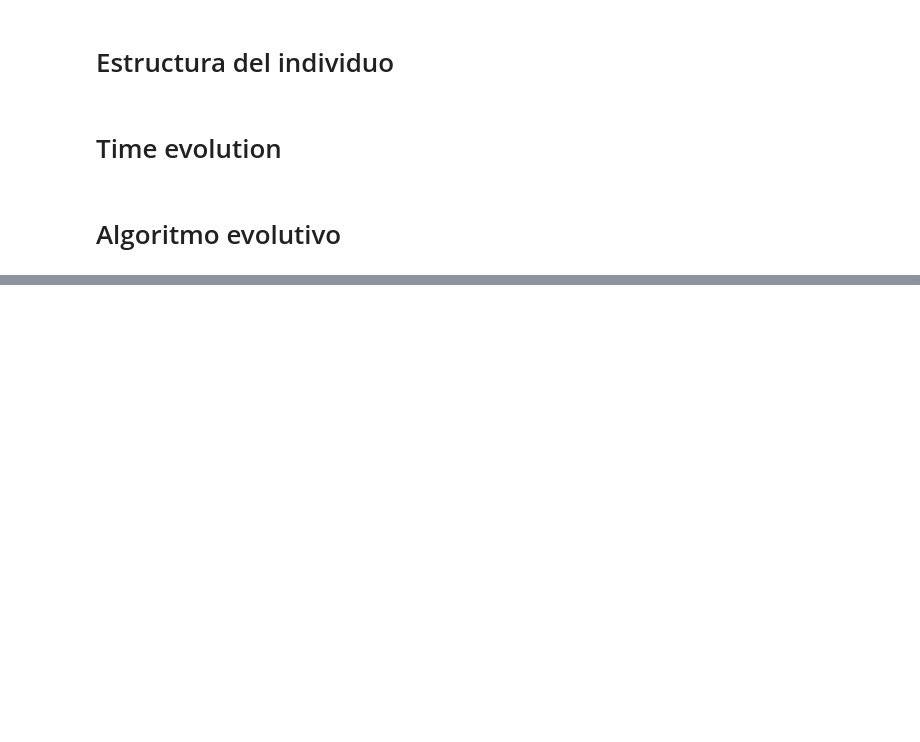
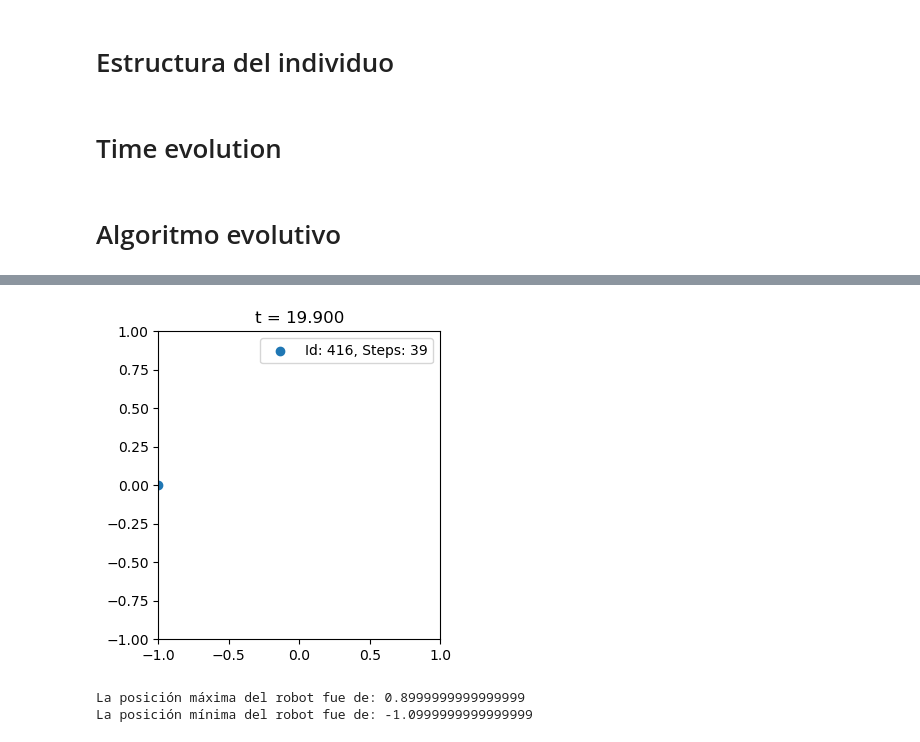
Before and after one commit to DANI2579/MetodosI_MateoRubio_DanielaLancheros, a Jupyter notebook: EvolutivoFinal.ipynb, the cells around one changed output, grey strips where cells are left out. Saved outputs shown, nothing was run; the diff lists cells and outputs as text; code cells hidden in the pictures; blank space fills up the shorter version.

```diff
--- a/EvolutivoFinal.ipynb
+++ b/EvolutivoFinal.ipynb
@@ -309,0 +324,31 @@ Robots[24].r
+# %%
+def ShowBestBot(p):
+    Position = []
+    t = np.arange(0.,20.,0.1)
+    for it in range(t.shape[0]):
+        fig = plt.figure(figsize=(8,4))
+        ax = fig.add_subplot(1,2,1)
+        ax.set_xlim(-1.,1.)
+        ax.set_ylim(-1.,1.)
+        clear_output(wait=True)
+        ax.set_title('t = {:.3f}'.format(t[it]))
+        p.Evolution()
+        p.BrainActivation(p.GetR()[0])
+        if p.GetR()[0] >=-1. and p.GetR()[0]<=1.:
+            p.Steps+=1
+        ax.scatter(p.r[0],p.r[1],label='Id: {}, Steps: {:.0f}'.format(p.Id,p.Steps))
+        ax.quiver(p.r[0],p.r[1],p.v[0],p.v[1])
+        ax.legend(loc= 0)
+        plt.show()
+        time.sleep(0.001)
+        Position.append(p.r[0])
+    return Position
+Position = ShowBestBot(Best)
+# %% [output]
+[figure, added]
+# %%
+print("La posición máxima del robot fue de: " + str(max(Position)))
+print("La posición mínima del robot fue de: " + str(min(Position)))
+# %% [output]
+La posición máxima del robot fue de: 0.8999999999999999
+La posición mínima del robot fue de: -1.0999999999999999
```
Also changed, not shown: parts of 10 cells of this notebook.
